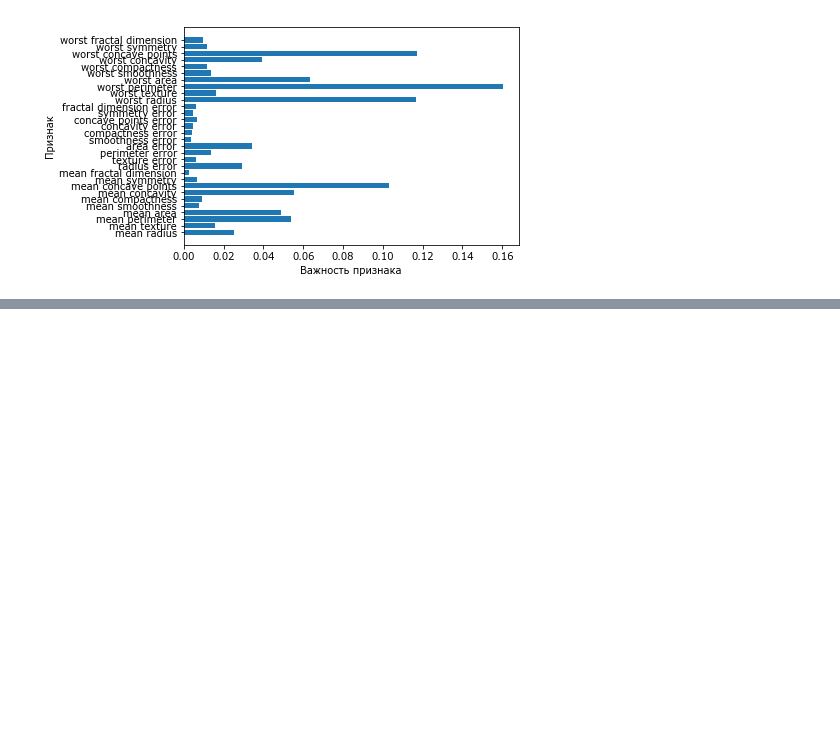
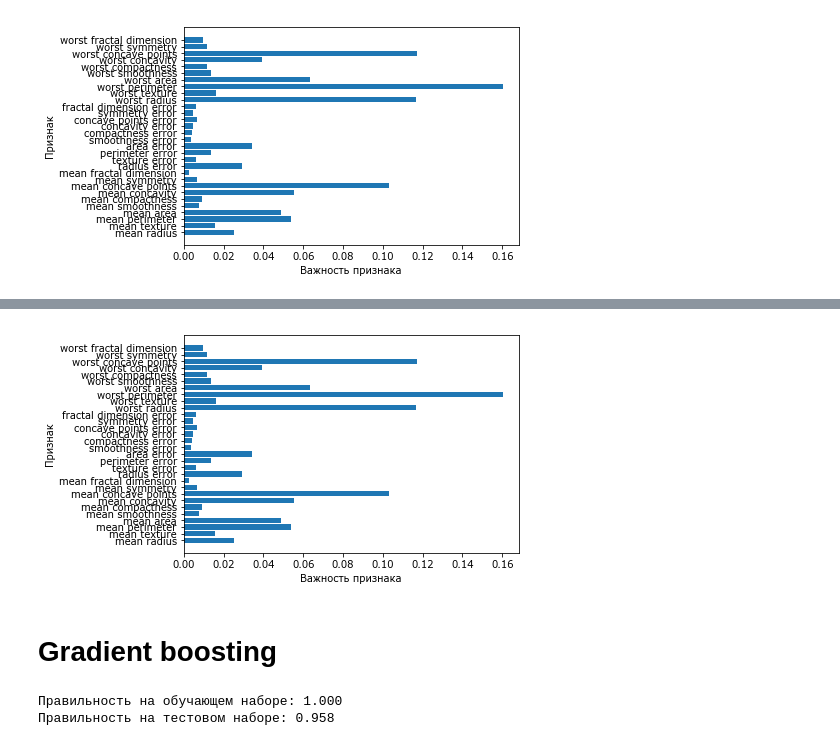
Before and after one commit to mockystr/introduction_ml_book, a Jupyter notebook: main.ipynb, the cells around one changed output, grey strips where cells are left out. Drawn from its saved outputs; the diff is of its cells as text; code cells hidden in the pictures; blank space fills up the shorter version.

```diff
--- a/main.ipynb
+++ b/main.ipynb
@@ -729,0 +771,23 @@ plot_feature_importances_cancer(forest)
+# %%
+def plot_feature_importances_cancer(model):
+    n_features = cancer.data.shape[1]
+    plt.barh(range(n_features), model.feature_importances_, align='center')
+    plt.yticks(np.arange(n_features), cancer.feature_names)
+    plt.xlabel("Важность признака")
+    plt.ylabel("Признак")
+plot_feature_importances_cancer(forest)
+# %% [output]
+[figure, added]
+# %% [markdown]
+# Gradient boosting
+# %%
+from sklearn.ensemble import GradientBoostingClassifier
+X_train, X_test, y_train, y_test = train_test_split(
+cancer.data, cancer.target, random_state=0)
+gbrt = GradientBoostingClassifier(random_state=0)
+gbrt.fit(X_train, y_train)
+print("Правильность на обучающем наборе: {:.3f}".format(gbrt.score(X_train, y_train)))
+print("Правильность на тестовом наборе: {:.3f}".format(gbrt.score(X_test, y_test)))
+# %% [output]
+Правильность на обучающем наборе: 1.000
+Правильность на тестовом наборе: 0.958
```
Also changed, not shown: parts of 49 cells of this notebook, 1 other file.
